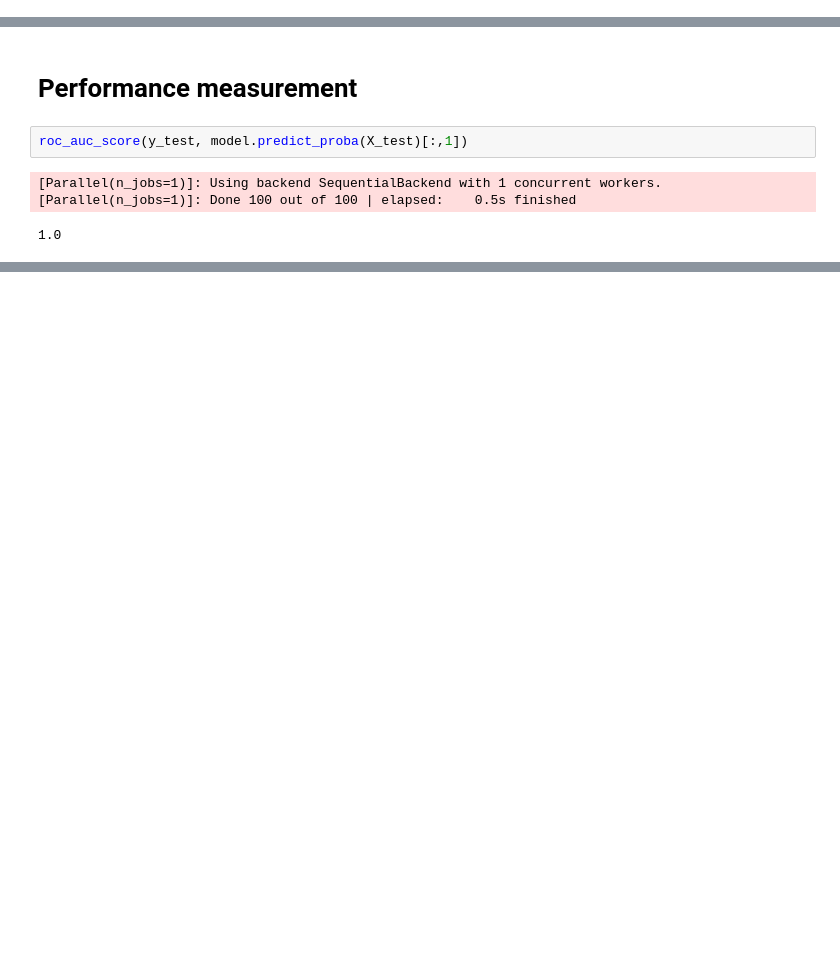
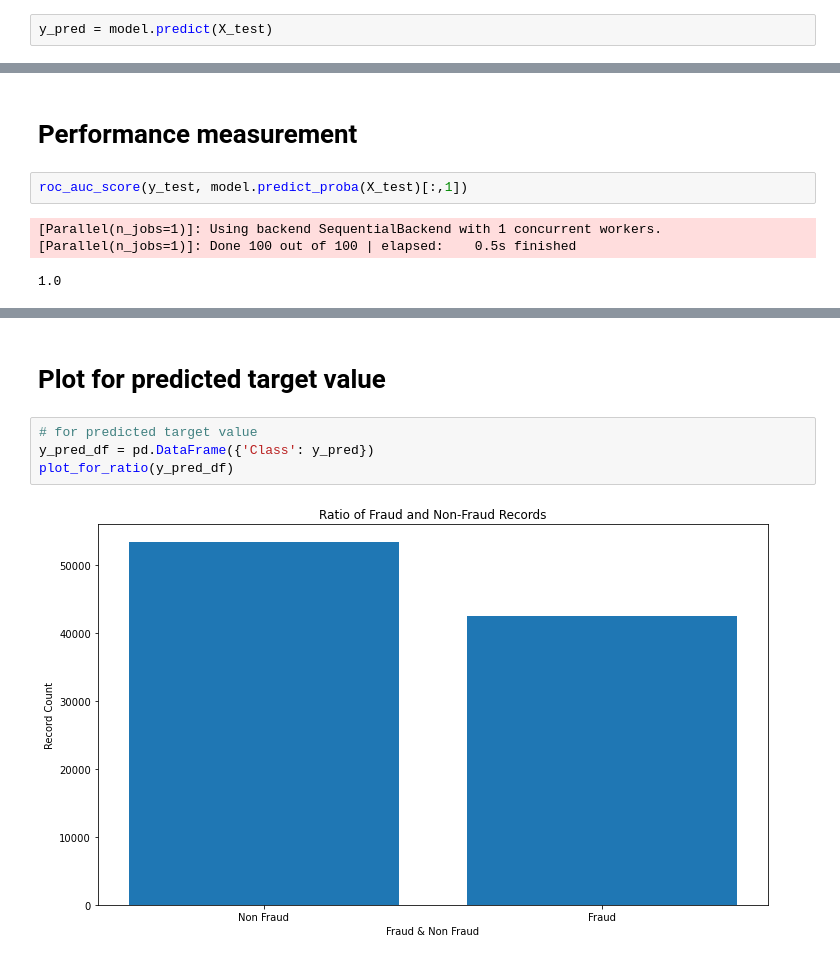
Before and after one commit to yash0307jain/credit-card-fraud-detection, a Jupyter notebook: fraud-detection.ipynb, the cells around one changed output, grey strips where cells are left out. Saved outputs shown, nothing was run; the diff lists cells and outputs as text; blank space fills up the shorter version.

```diff
--- a/fraud-detection.ipynb
+++ b/fraud-detection.ipynb
@@ -168 +168,3 @@ model.fit(X_train, y_train)
 RandomForestClassifier(verbose=1)
+# %%
+y_pred = model.predict(X_test)
@@ -176,0 +195,8 @@ roc_auc_score(y_test, model.predict_proba(X_test)[:,1])
+# %% [markdown]
+# Plot for predicted target value
+# %%
+# for predicted target value
+y_pred_df = pd.DataFrame({'Class': y_pred})
+plot_for_ratio(y_pred_df)
+# %% [output]
+[figure, added]
```
Also changed, not shown: parts of 6 cells of this notebook.
